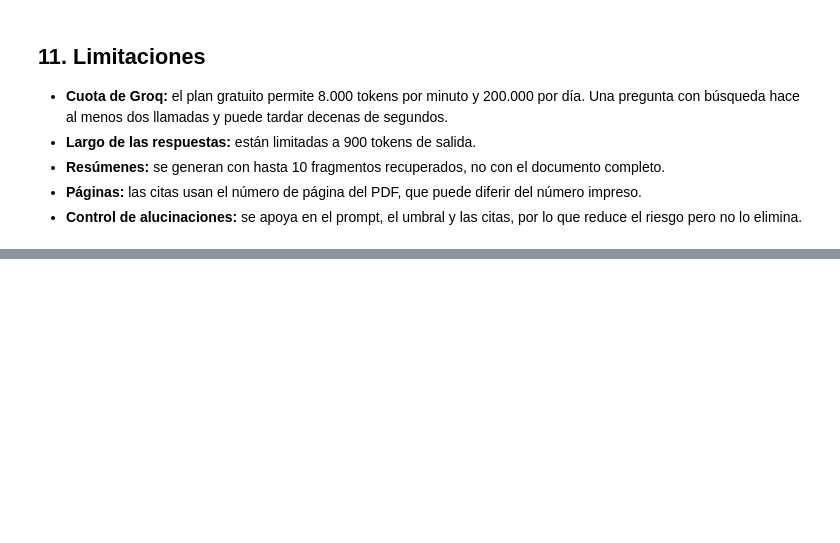
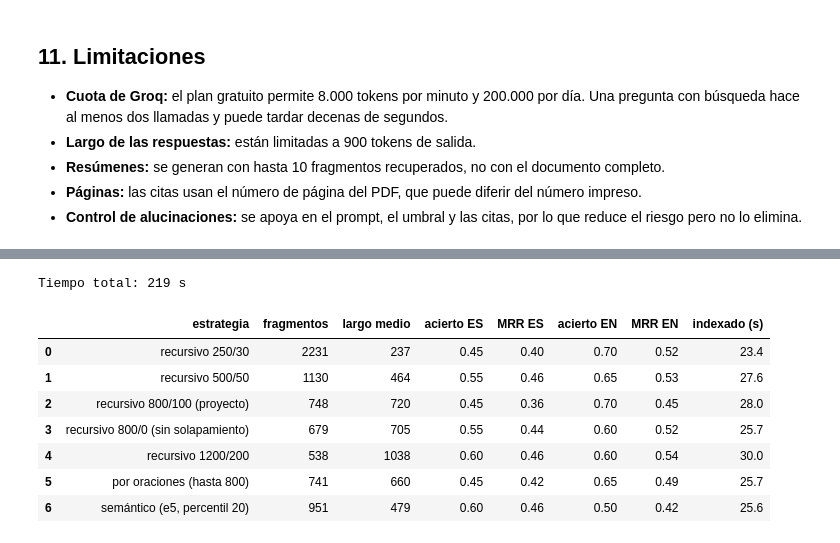
Before and after one commit to JoaquinKarawacki/Obli-taller-de-tecnologia, a Jupyter notebook: obligatorio_agentic_rag.ipynb, the cells around one changed output, grey strips where cells are left out. Saved outputs shown, nothing was run; the diff lists cells and outputs as text; code cells hidden in the pictures; blank space fills up the shorter version.

```diff
--- a/obligatorio_agentic_rag.ipynb
+++ b/obligatorio_agentic_rag.ipynb
@@ -704,0 +748,29 @@ Podés preguntar en español o inglés sobre:
+# %%
+import os
+import sys
+import time
+import warnings
+from pathlib import Path
+
+# Salidas más limpias: sin barras de progreso al cargar modelos ni avisos de Hugging Face.
+os.environ["HF_HUB_DISABLE_PROGRESS_BARS"] = "1"
+os.environ["HF_HUB_VERBOSITY"] = "error"
+os.environ["TRANSFORMERS_VERBOSITY"] = "error"
+# Los modelos MiniLM dan puntajes negativos y LangChain lo advierte (ver conclusiones de 12.4).
+warnings.filterwarnings("ignore", message="Relevance scores must be between 0 and 1")
+
+import pandas as pd
+import transformers
+
+transformers.logging.disable_progress_bar()
+sys.path.insert(0, str(Path.cwd()))
+from src import experimentos
+
+pd.set_option("display.precision", 2)
+paginas = experimentos.cargar_paginas()
+modelo_proyecto = experimentos.crear_modelo("multilingual-e5-small")
+print(f"Páginas cargadas: {len(paginas)} de {len(experimentos.PAPERS)} papers")
+pd.DataFrame([
+    {"paper": p.archivo.split(" (")[0][:45], "páginas con la respuesta": p.paginas, "pregunta (ES)": p.es}
+    for p in experimentos.PREGUNTAS
+])
@@ -704,0 +808,15 @@ Podés preguntar en español o inglés sobre:
+# %%
+inicio = time.time()
+tabla_chunking = experimentos.experimento_chunking(paginas, modelo_proyecto)
+print(f"Tiempo total: {time.time() - inicio:.0f} s")
+tabla_chunking
+# %% [output]
+Tiempo total: 219 s
+|  | estrategia | fragmentos | largo medio | acierto ES | MRR ES | acierto EN | MRR EN | indexado (s) |
+| 0 | recursivo 250/30 | 2231 | 237 | 0.45 | 0.40 | 0.70 | 0.52 | 23.4 |
+| 1 | recursivo 500/50 | 1130 | 464 | 0.55 | 0.46 | 0.65 | 0.53 | 27.6 |
+| 2 | recursivo 800/100 (proyecto) | 748 | 720 | 0.45 | 0.36 | 0.70 | 0.45 | 28.0 |
+| 3 | recursivo 800/0 (sin solapamiento) | 679 | 705 | 0.55 | 0.44 | 0.60 | 0.52 | 25.7 |
+| 4 | recursivo 1200/200 | 538 | 1038 | 0.60 | 0.46 | 0.60 | 0.54 | 30.0 |
+| 5 | por oraciones (hasta 800) | 741 | 660 | 0.45 | 0.42 | 0.65 | 0.49 | 25.7 |
+| 6 | semántico (e5, percentil 20) | 951 | 479 | 0.60 | 0.46 | 0.50 | 0.42 | 25.6 |
```
Also changed, not shown: parts of 13 cells of this notebook, 5 other files.
